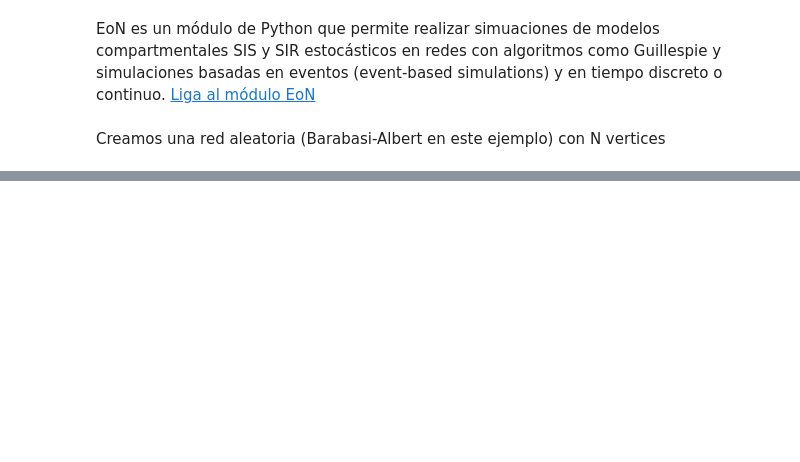
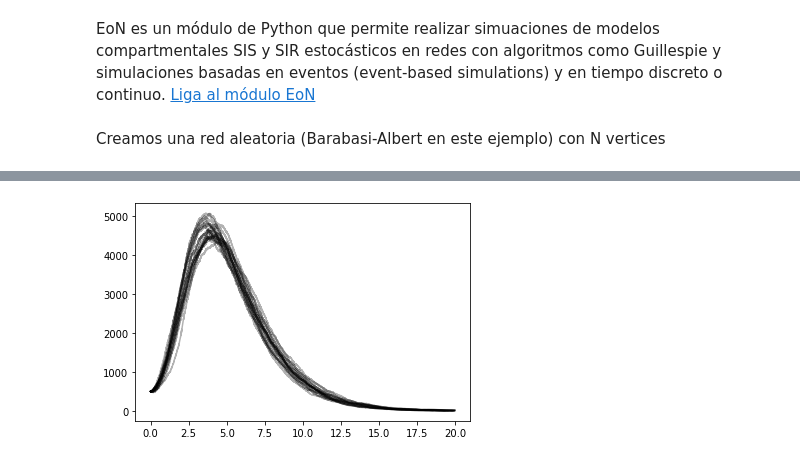
Before and after one commit to leticiaram/RIIAA_2021, a Jupyter notebook: notebooks/Redes_ModelosEpi.ipynb, the cells around one changed output, grey strips where cells are left out. Drawn from its saved outputs; the diff is of its cells as text; code cells hidden in the pictures; blank space fills up the shorter version.

```diff
--- a/notebooks/Redes_ModelosEpi.ipynb
+++ b/notebooks/Redes_ModelosEpi.ipynb
@@ -388,0 +341,14 @@ plt.legend()
+# %%
+tmax = 20
+iterations = 20   # corre 20 simulaciones
+tau = 0.1        # tasa de transmisión
+gamma = 1.0      # tasa de recuperación
+rho = 0.005      # fracción aleatoria de casos infectados iniciales
+
+for i in range(iterations): # corre la simulaciones
+    t, S, I, R = EoN.fast_SIR(G, tau, gamma, rho=rho, tmax = tmax)
+    if i == 0:
+        plt.plot(t, I, color = 'k', alpha=0.3, label='Simulation')
+    plt.plot(t, I, color = 'k', alpha=0.3)
+# %% [output]
+[figure, added]
```
Also changed, not shown: parts of 35 cells of this notebook.
